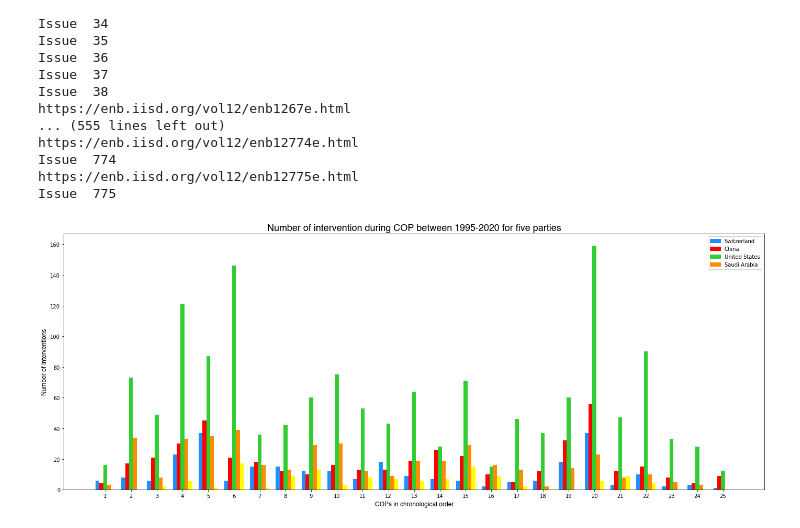
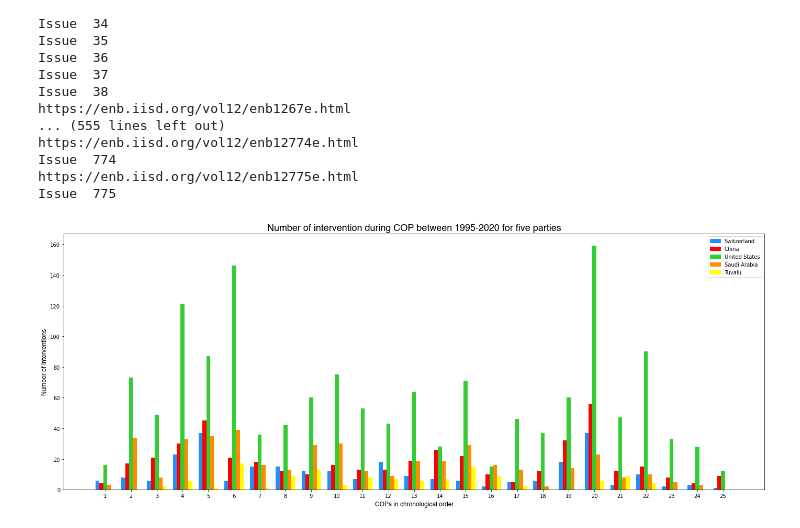
Before and after one commit to victorkristof/cop-mining-interactions, a Jupyter notebook: Code/e1_extract_occ_gen.ipynb, the cells around one changed output. Drawn from its saved outputs; the diff is of its cells as text; code cells hidden in the pictures.

Commit message:
UPdate 10.22 forgot the Tuvalu patch.

```diff
--- a/Code/e1_extract_occ_gen.ipynb
+++ b/Code/e1_extract_occ_gen.ipynb
@@ -256,32 +256,32 @@ index = 1+np.arange(len(united_states))
 #ax.set_xlabel("COPs in chronological order")
 #ax.set_ylabel("Number of interventions")
 
 figsize = (24,9)
 
 fig, ax = plt.subplots(1, 1, figsize=figsize)
 
 csfont = {'fontname':'Helvetica','fontsize':'18' }
 hfont = {'fontname':'Helvetica','fontsize':'12'}
 
 plt.title('Number of intervention during COP between 1995-2020 for five parties',**csfont)
 plt.xlabel("COPs in chronological order", **hfont)
 plt.ylabel("Number of interventions", **hfont)
 
 x = index
 red_patch = mpatches.Patch(color='limegreen', label='United States')
 c_patch = mpatches.Patch(color='red', label='China')
 b_patch = mpatches.Patch(color='dodgerblue', label='Switzerland')
 a_patch = mpatches.Patch(color='darkorange', label='Saudi Arabia')
 t_patch = mpatches.Patch(color='yellow', label='Tuvalu')
-plt.legend(handles=[b_patch,c_patch,red_patch, a_patch])
+plt.legend(handles=[b_patch,c_patch,red_patch, a_patch, t_patch])
 ax.bar(x-0.3, switzerland, width=0.15, color='dodgerblue', align='center')
 ax.bar(x-0.15, china, width=0.15, color='red', align='center')
 ax.bar(x+0.0, united_states, width=0.15, color='limegreen', align='center')
 ax.bar(x+0.15, saudi_arabia, width=0.15, color='darkorange', align='center')
 ax.bar(x+0.3, tuvalu, width=0.15, color='yellow', align='center')
 plt.xticks(np.arange(min(x), max(x)+1, 1.0))
 
 
 plt.show()
 # %% [output]
-[figure, old version]
+[figure, new version]
```
